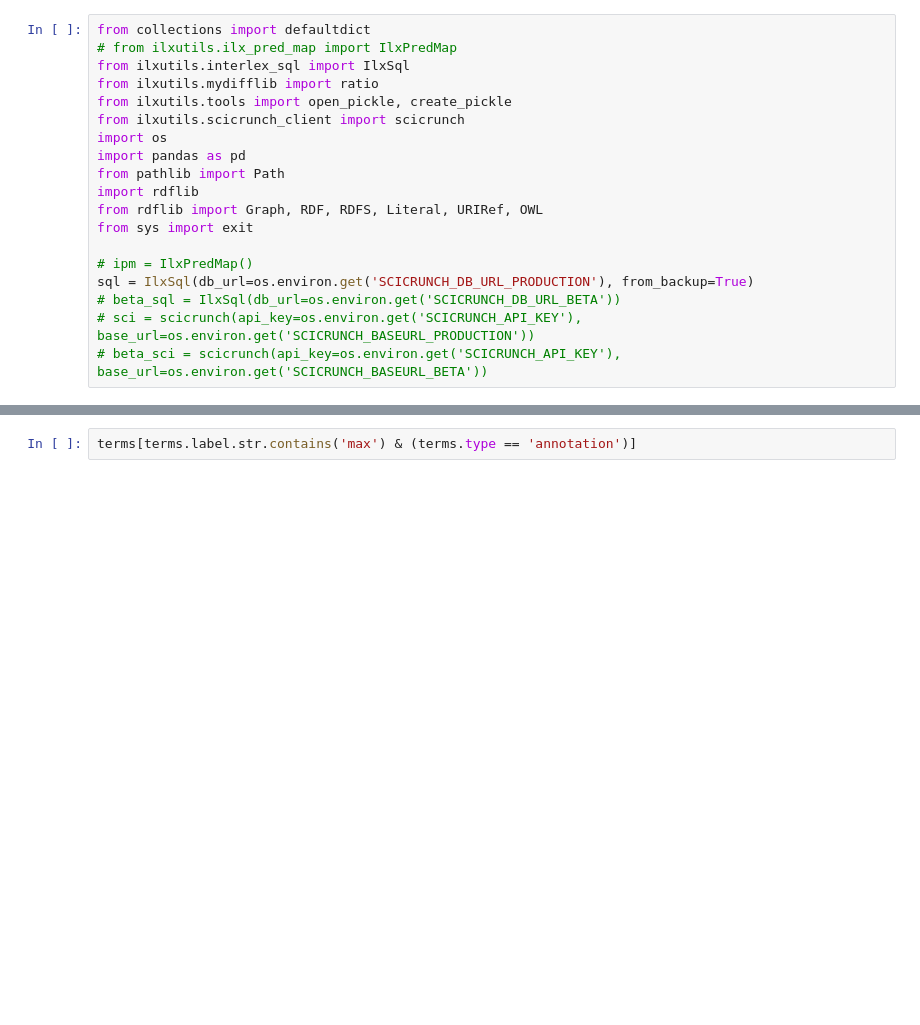
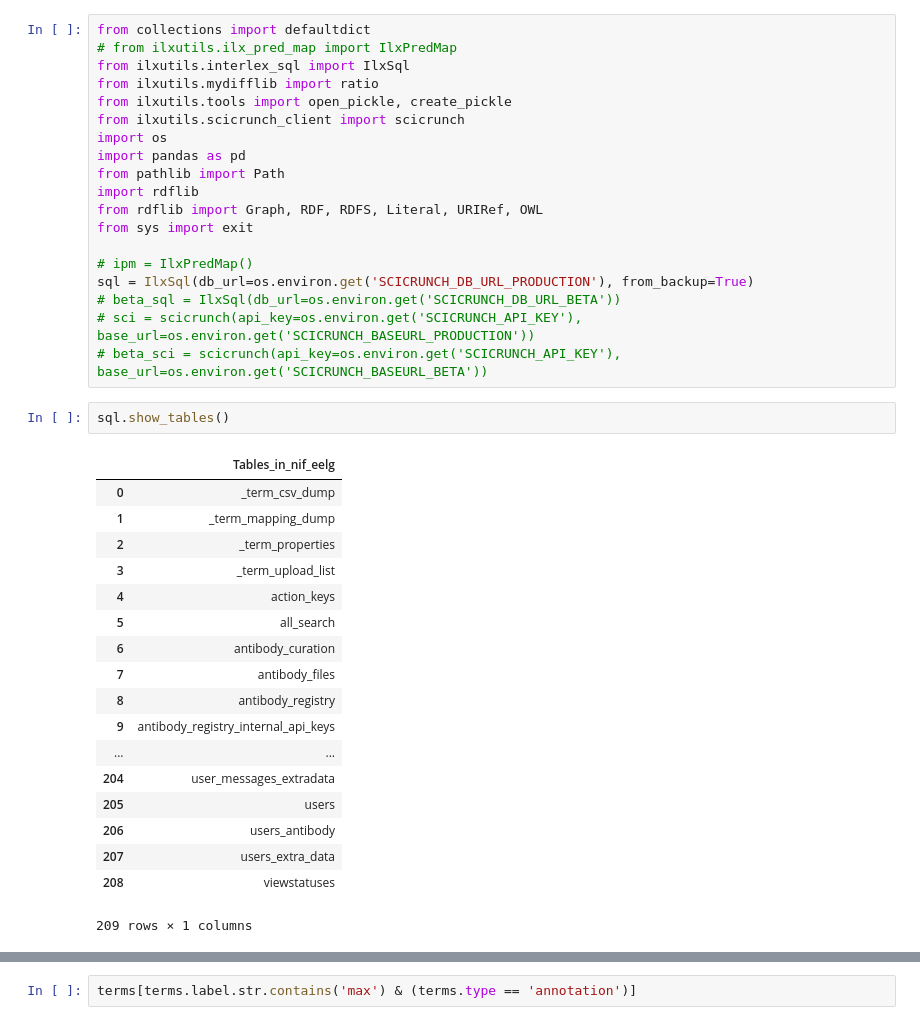
Before and after one commit to tgbugs/pyontutils, a Jupyter notebook: ilxutils/ilx-playground.ipynb, the cells around one changed output, grey strips where cells are left out. Saved outputs shown, nothing was run; the diff lists cells and outputs as text; blank space fills up the shorter version.

```diff
--- a/ilxutils/ilx-playground.ipynb
+++ b/ilxutils/ilx-playground.ipynb
@@ -65,3 +83,24 @@ sql = IlxSql(db_url=os.environ.get('SCICRUNCH_DB_URL_PRODUCTION'), from_backup=T
 # beta_sql = IlxSql(db_url=os.environ.get('SCICRUNCH_DB_URL_BETA'))
 # sci = scicrunch(api_key=os.environ.get('SCICRUNCH_API_KEY'), base_url=os.environ.get('SCICRUNCH_BASEURL_PRODUCTION'))
 # beta_sci = scicrunch(api_key=os.environ.get('SCICRUNCH_API_KEY'), base_url=os.environ.get('SCICRUNCH_BASEURL_BETA'))
+# %%
+sql.show_tables()
+# %% [output]
+|  | Tables_in_nif_eelg |
+| 0 | _term_csv_dump |
+| 1 | _term_mapping_dump |
+| 2 | _term_properties |
+| 3 | _term_upload_list |
+| 4 | action_keys |
+| 5 | all_search |
+| 6 | antibody_curation |
+| 7 | antibody_files |
+| 8 | antibody_registry |
+| 9 | antibody_registry_internal_api_keys |
+| ... | ... |
+| 204 | user_messages_extradata |
+| 205 | users |
+| 206 | users_antibody |
+| 207 | users_extra_data |
+| 208 | viewstatuses |
+209 rows × 1 columns
```
Also changed, not shown: parts of 7 cells of this notebook, 1 other file.
